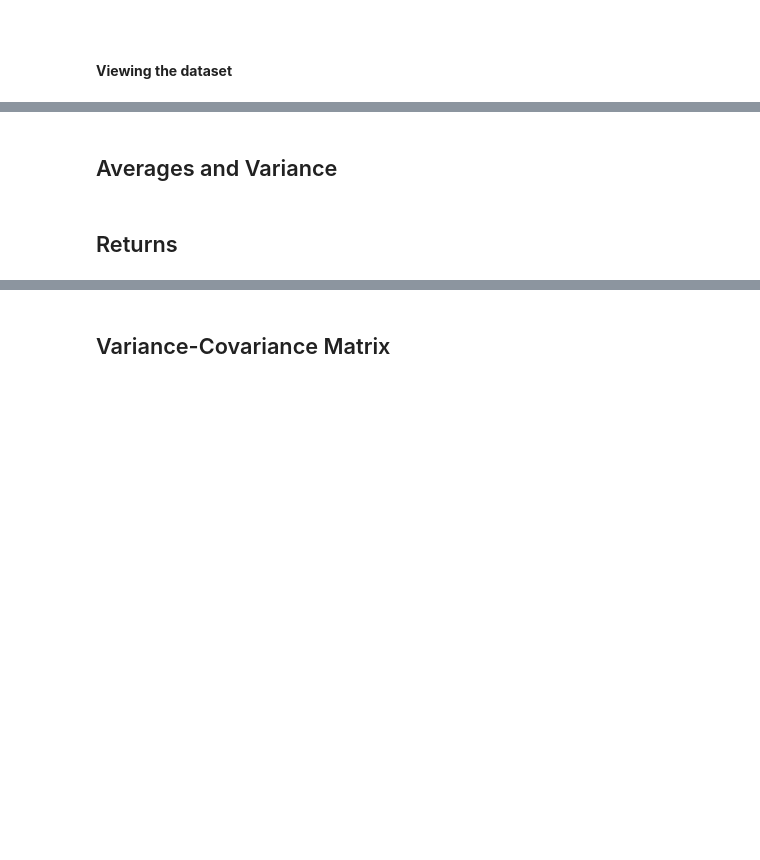
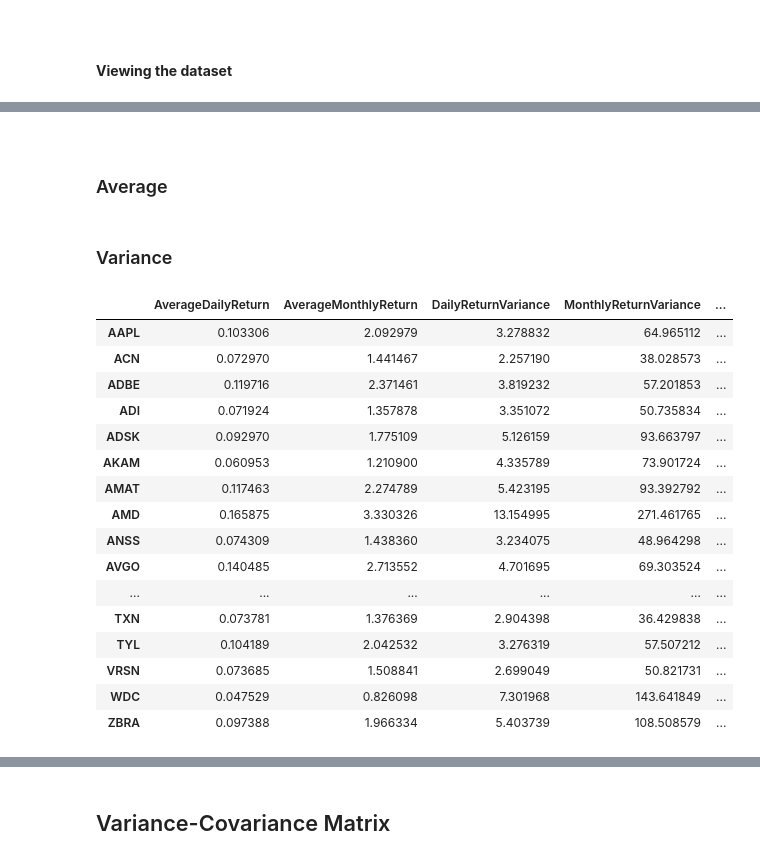
Before and after one commit to YinkaOlusola/stock_portfolio_project, a Jupyter notebook: notebook.ipynb, the cells around one changed output, grey strips where cells are left out. Drawn from its saved outputs; the diff is of its cells as text; code cells hidden in the pictures; blank space fills up the shorter version.

```diff
--- a/notebook.ipynb
+++ b/notebook.ipynb
@@ -119,20 +257,59 @@ monthly_returns
 # %% [markdown]
-## Averages and Variance
+<br>
+
+### Average
 # %%
-daily_avg = pd.DataFrame(daily_returns.mean(), columns=['Average_Daily_Return'])
-monthly_avg = pd.DataFrame(monthly_returns.mean(), columns=['Average_Monthly_Return'])
+# Average daily returns. Should be multiplied by 21 if used for monthly calculation
+# and by 252 when used for annual calculations
+AverageDailyReturn = pd.DataFrame(daily_returns.mean(), columns=['AverageDailyReturn'])
 
 
-# Variance
-daily_variance = pd.DataFrame(daily_returns.var(), columns=['Daily_Return_Variance'])
-monthly_variance = pd.DataFrame(monthly_returns.var(), columns=['Monthly_Return_Variance'])
+#Should be multiplied by 12 when used for annual calculations
+AverageMonthlyReturn = pd.DataFrame(monthly_returns.mean(), columns=['AverageMonthlyReturn'])
+
+
+# Average annual return computed from the AverageMonthlyReturn
+AverageAnnualReturn = AverageMonthlyReturn.mul(12)
+# %% [markdown]
+### Variance
+# %%
+# Variance of daily returns. Should be multiplied by 21 if used for monthly calculations
+# and by 252 when used for annual calculations
+DailyVariance = pd.DataFrame(daily_returns.var(), columns=['DailyReturnVariance'])
+
+
+#Should be multiplied by 12 when used for annual calculations
+MonthlyVariance = pd.DataFrame(monthly_returns.var(), columns=['MonthlyReturnVariance'])
+
+
+# Variance of annual return computed from the AnnualMonthlyAverage
+AnnualVariance = MonthlyVariance.mul(12)
 # %%
-averages = pd.concat([daily_avg, monthly_avg, daily_variance, monthly_variance], axis=1)
+# A Dataframe to visualize the averages and variances
+AverageAndVariance = pd.concat([AverageDailyReturn, AverageMonthlyReturn,
+                                  DailyVariance, MonthlyVariance], axis=1)
 
-averages['Average_Annual_Return'] = pd.DataFrame(monthly_avg.mul(12))
+AverageAndVariance['AverageAnnualReturn'] = AverageAnnualReturn
 
-averages['Annual_Variance'] = pd.DataFrame(monthly_variance.mul(12))
+
+AverageAndVariance['AnnualVariance'] = AnnualVariance
 # %%
-averages
+AverageAndVariance
+# %% [output]
+|  | AverageDailyReturn | AverageMonthlyReturn | DailyReturnVariance | MonthlyReturnVariance | ... |
+| AAPL | 0.103306 | 2.092979 | 3.278832 | 64.965112 | ... |
+| ACN | 0.072970 | 1.441467 | 2.257190 | 38.028573 | ... |
+| ADBE | 0.119716 | 2.371461 | 3.819232 | 57.201853 | ... |
+| ADI | 0.071924 | 1.357878 | 3.351072 | 50.735834 | ... |
+| ADSK | 0.092970 | 1.775109 | 5.126159 | 93.663797 | ... |
+| AKAM | 0.060953 | 1.210900 | 4.335789 | 73.901724 | ... |
+| AMAT | 0.117463 | 2.274789 | 5.423195 | 93.392792 | ... |
+| AMD | 0.165875 | 3.330326 | 13.154995 | 271.461765 | ... |
+| ANSS | 0.074309 | 1.438360 | 3.234075 | 48.964298 | ... |
+| AVGO | 0.140485 | 2.713552 | 4.701695 | 69.303524 | ... |
+| ... | ... | ... | ... | ... | ... |
+| TXN | 0.073781 | 1.376369 | 2.904398 | 36.429838 | ... |
+| TYL | 0.104189 | 2.042532 | 3.276319 | 57.507212 | ... |
+| VRSN | 0.073685 | 1.508841 | 2.699049 | 50.821731 | ... |
+| WDC | 0.047529 | 0.826098 | 7.301968 | 143.641849 | ... |
+| ZBRA | 0.097388 | 1.966334 | 5.403739 | 108.508579 | ... |
-# %% [markdown]
-## Returns
```
Also changed, not shown: parts of 24 cells of this notebook, 3 other files.
